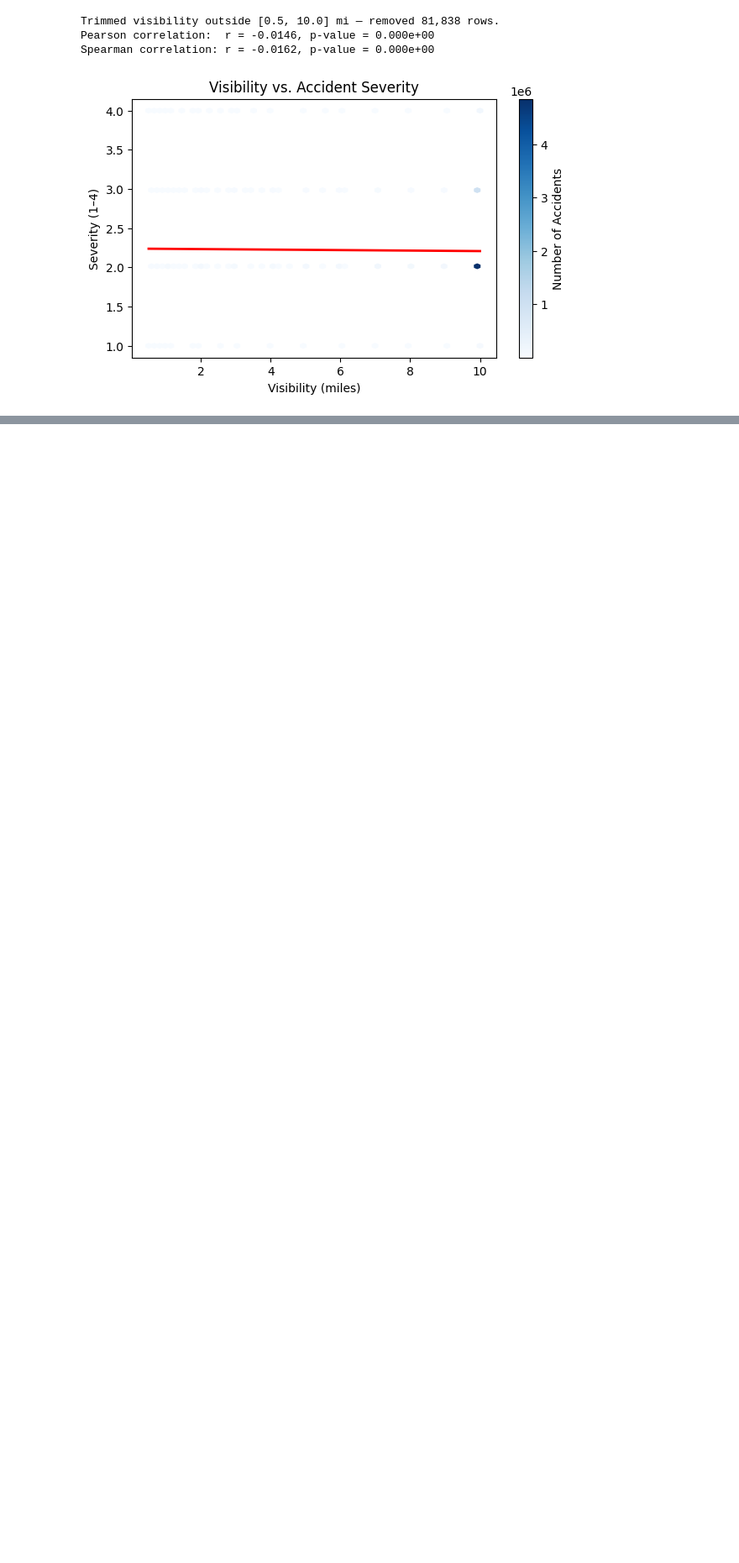
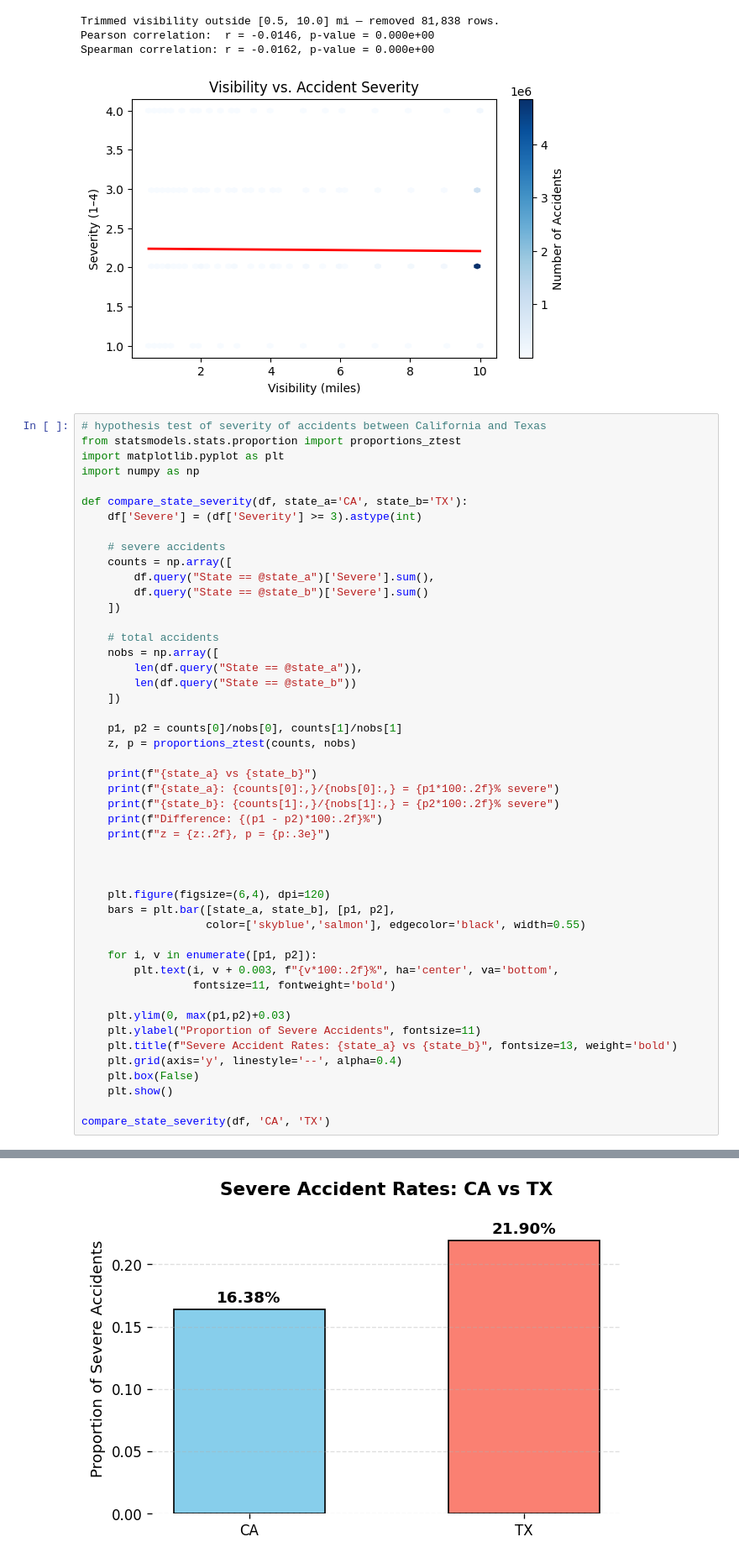
Before and after one commit to yash0917/CMSC320-Final-Project, a Jupyter notebook: finalproject.ipynb, the cells around one changed output, grey strips where cells are left out. Shown at 84% size. Saved outputs shown, nothing was run; the diff lists cells and outputs as text; blank space fills up the shorter version.

```diff
--- a/finalproject.ipynb
+++ b/finalproject.ipynb
@@ -464,3 +161,52 @@ Trimmed visibility outside [0.5, 10.0] mi — removed 81,838 rows.
 Pearson correlation:  r = -0.0146, p-value = 0.000e+00
 Spearman correlation: r = -0.0162, p-value = 0.000e+00
 [figure]
+# %%
+# hypothesis test of severity of accidents between California and Texas
+from statsmodels.stats.proportion import proportions_ztest
+import matplotlib.pyplot as plt
+import numpy as np
+
+def compare_state_severity(df, state_a='CA', state_b='TX'):
+    df['Severe'] = (df['Severity'] >= 3).astype(int)
+
+    # severe accidents
+    counts = np.array([
+        df.query("State == @state_a")['Severe'].sum(),
+        df.query("State == @state_b")['Severe'].sum()
+    ])
+
+    # total accidents
+    nobs = np.array([
+        len(df.query("State == @state_a")),
+        len(df.query("State == @state_b"))
+    ])
+
+    p1, p2 = counts[0]/nobs[0], counts[1]/nobs[1]
+    z, p = proportions_ztest(counts, nobs)
+
+    print(f"{state_a} vs {state_b}")
+    print(f"{state_a}: {counts[0]:,}/{nobs[0]:,} = {p1*100:.2f}% severe")
+    print(f"{state_b}: {counts[1]:,}/{nobs[1]:,} = {p2*100:.2f}% severe")
+    print(f"Difference: {(p1 - p2)*100:.2f}%")
+    print(f"z = {z:.2f}, p = {p:.3e}")
+
+
+
+    plt.figure(figsize=(6,4), dpi=120)
+    bars = plt.bar([state_a, state_b], [p1, p2],
+                   color=['skyblue','salmon'], edgecolor='black', width=0.55)
+
+    for i, v in enumerate([p1, p2]):
+        plt.text(i, v + 0.003, f"{v*100:.2f}%", ha='center', va='bottom',
+                 fontsize=11, fontweight='bold')
+
+    plt.ylim(0, max(p1,p2)+0.03)
+    plt.ylabel("Proportion of Severe Accidents", fontsize=11)
+    plt.title(f"Severe Accident Rates: {state_a} vs {state_b}", fontsize=13, weight='bold')
+    plt.grid(axis='y', linestyle='--', alpha=0.4)
+    plt.box(False)
+    plt.show()
+
+compare_state_severity(df, 'CA', 'TX')
+# %% [output]
@@ -466,0 +218 @@ Spearman correlation: r = -0.0162, p-value = 0.000e+00
+[figure, added]
```
Also changed, not shown: parts of 7 cells of this notebook.
